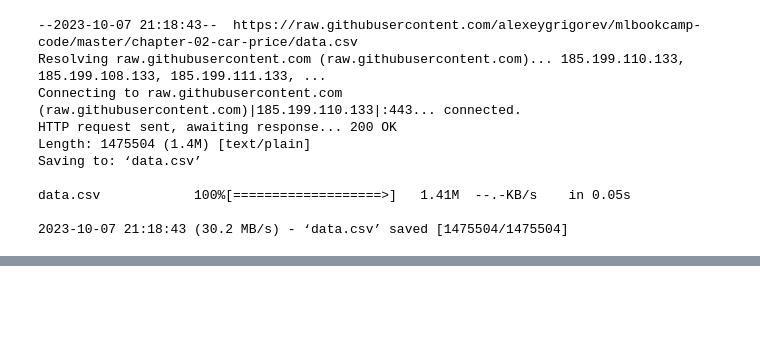
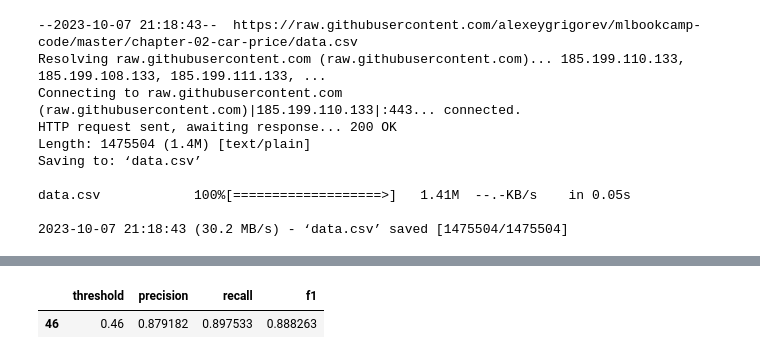
Before and after one commit to waleedayoub/machine-learning-zoomcamp, a Jupyter notebook: cohorts/2023/04-evaluation/week4-homework-submission.ipynb, the cells around one changed output, grey strips where cells are left out. Cells and saved outputs as stored; diff of their text form; code cells hidden in the pictures; blank space fills up the shorter version.

```diff
--- a/cohorts/2023/04-evaluation/week4-homework-submission.ipynb
+++ b/cohorts/2023/04-evaluation/week4-homework-submission.ipynb
@@ -62,0 +325,6 @@ ModuleNotFoundError: No module named 'sklearn'
+# %%
+df_pr['f1'] = (2 * df_pr['precision'] * df_pr['recall']) / (df_pr['precision'] + df_pr['recall'])
+df_pr[df_pr['f1'] == df_pr['f1'].max()]
+# %% [output]
+|  | threshold | precision | recall | f1 |
+| 46 | 0.46 | 0.879182 | 0.897533 | 0.888263 |
```
Also changed, not shown: parts of 27 cells of this notebook, 2 other files.
